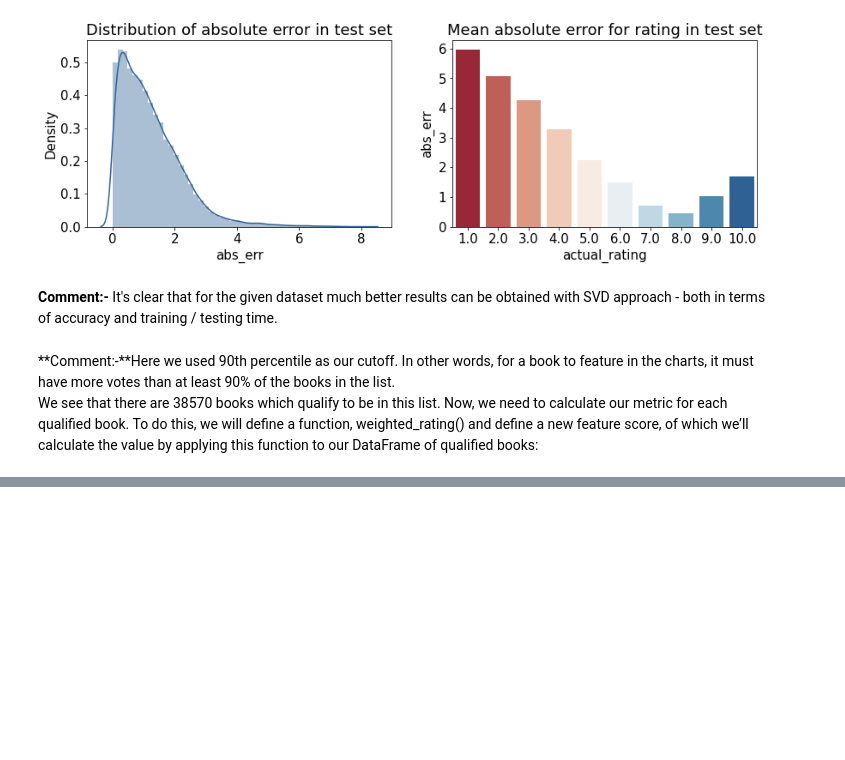
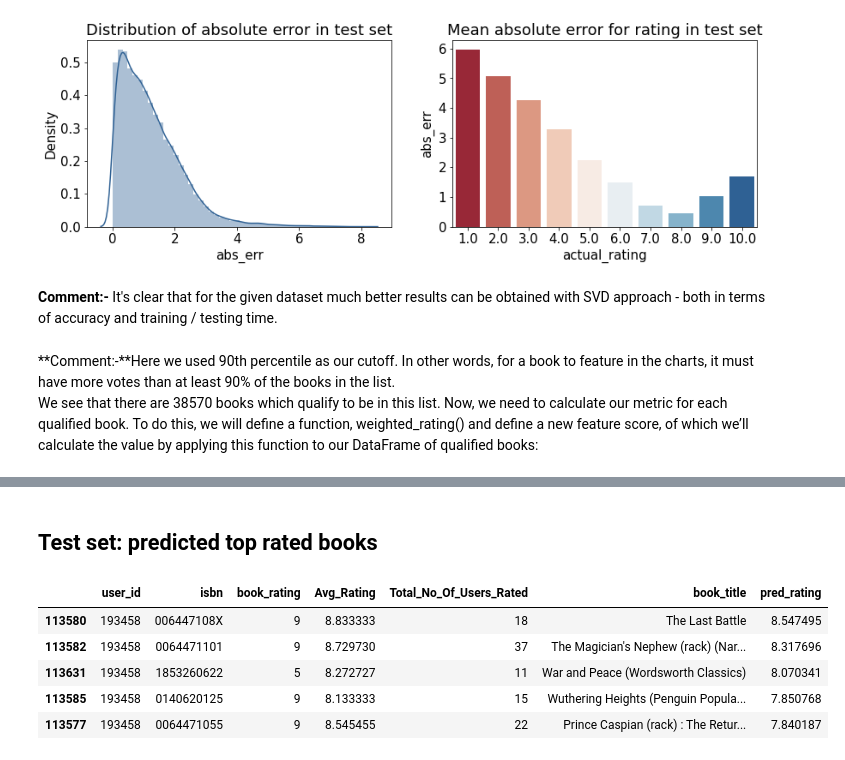
Before and after one commit to KaiwalyaZ/Book-Recommendation-System, a Jupyter notebook: Book_Recommendation_System_Kaiwalya.ipynb, the cells around one changed output, grey strips where cells are left out. Saved outputs shown, nothing was run; the diff lists cells and outputs as text; code cells hidden in the pictures; blank space fills up the shorter version.

```diff
--- a/Book_Recommendation_System_Kaiwalya.ipynb
+++ b/Book_Recommendation_System_Kaiwalya.ipynb
@@ -795,0 +815,12 @@ We see that there are 38570 books which qualify to be in this list. Now, we need
+# %% [markdown]
+
+## **Test set: predicted top rated books**
+# %%
+df_user[df_user['pred_rating'].notna()].sort_values('pred_rating', ascending=False).head(5)
+# %% [output]
+|  | user_id | isbn | book_rating | Avg_Rating | Total_No_Of_Users_Rated | book_title | pred_rating |
+| 113580 | 193458 | 006447108X | 9 | 8.833333 | 18 | The Last Battle | 8.547495 |
+| 113582 | 193458 | 0064471101 | 9 | 8.729730 | 37 | The Magician's Nephew (rack) (Nar... | 8.317696 |
+| 113631 | 193458 | 1853260622 | 5 | 8.272727 | 11 | War and Peace (Wordsworth Classics) | 8.070341 |
+| 113585 | 193458 | 0140620125 | 9 | 8.133333 | 15 | Wuthering Heights (Penguin Popula... | 7.850768 |
+| 113577 | 193458 | 0064471055 | 9 | 8.545455 | 22 | Prince Caspian (rack) : The Retur... | 7.840187 |
```
Also changed, not shown: parts of 26 cells of this notebook.
